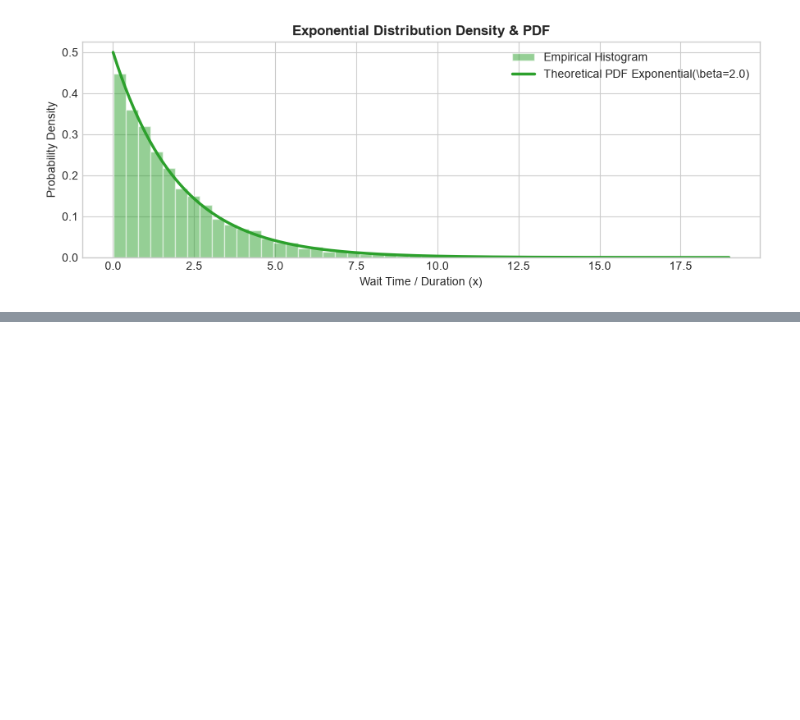
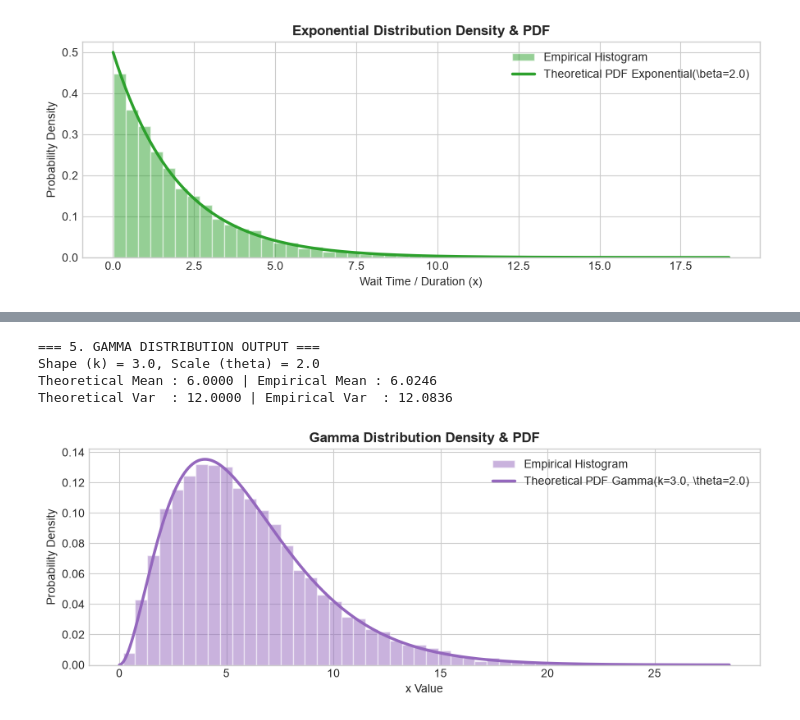
Before and after one commit to Abiads/CDAC-Data-Analytics, a Jupyter notebook: Day6/01_data_population/03_continuous_probability_distributions.ipynb, the cells around one changed output, grey strips where cells are left out. Saved outputs shown, nothing was run; the diff lists cells and outputs as text; code cells hidden in the pictures; blank space fills up the shorter version.

```diff
--- a/Day6/01_data_population/03_continuous_probability_distributions.ipynb
+++ b/Day6/01_data_population/03_continuous_probability_distributions.ipynb
@@ -262,0 +367,54 @@ Median Wait Time Between Dings  : 1.3566
+# %%
+# --- 1. DATA GENERATION & PRINT OUTPUT ---
+k_shape, theta_scale = 3.0, 2.0                      # k=3 (sum of 3 exponentials), theta=2
+
+# np.random.gamma Function Parameters Explained:
+# - shape=k_shape    : Shape parameter k (> 0) controlling profile skewness (3.0)
+# - scale=theta_scale: Scale parameter theta (> 0) controlling horizontal stretching (2.0)
+# - size=10000       : Number of continuous samples drawn from Gamma process
+samples_gamma = np.random.gamma(shape=k_shape, scale=theta_scale, size=10000)
+
+theoretical_gamma_mean = k_shape * theta_scale
+theoretical_gamma_var = k_shape * (theta_scale**2)
+
+print("=== 5. GAMMA DISTRIBUTION OUTPUT ===")
+print(f"Shape (k) = {k_shape:.1f}, Scale (theta) = {theta_scale:.1f}")
+print(f"Theoretical Mean : {theoretical_gamma_mean:.4f} | Empirical Mean : {np.mean(samples_gamma):.4f}")
+print(f"Theoretical Var  : {theoretical_gamma_var:.4f} | Empirical Var  : {np.var(samples_gamma):.4f}\n")
+
+# --- 2. GRAPHICAL VISUALIZATION ---
+plt.figure(figsize=(9, 3.5))
+
+# Histogram parameters detailed:
+# - density=True: Scales bin heights to form probability density area of 1.0
+# - bins=50: Discrete interval count across continuous range
+# - alpha=0.5: Translucency level
+# - color='#9467bd': Muted purple
+# - edgecolor='white': Sharp contrast outlines
+plt.hist(samples_gamma, bins=50, density=True, alpha=0.5, color='#9467bd', edgecolor='white', label='Empirical Histogram')
+
+x_gamma = np.linspace(0, np.max(samples_gamma), 300)
+
+# stats.gamma.pdf Parameters Explained:
+# - x (x_gamma)       : Positive evaluation points across continuous domain
+# - a=k_shape         : SciPy uses parameter 'a' for shape parameter k (3.0)
+# - scale=theta_scale : Scale parameter theta matching scale stretching (2.0)
+pdf_gamma = stats.gamma.pdf(x_gamma, a=k_shape, scale=theta_scale)
+
+# Plot formatting parameters detailed:
+# - color='#9467bd': Muted purple line curve
+# - linewidth=2.5: Line width
+plt.plot(x_gamma, pdf_gamma, color='#9467bd', linewidth=2.5, label=rf'Theoretical PDF Gamma(k={k_shape}, \theta={theta_scale})')
+
+plt.title('Gamma Distribution Density & PDF', fontsize=12, fontweight='bold')
+plt.xlabel('x Value')
+plt.ylabel('Probability Density')
+plt.legend(loc='upper right')
+plt.tight_layout()
+plt.show()
+# %% [output]
+=== 5. GAMMA DISTRIBUTION OUTPUT ===
+Shape (k) = 3.0, Scale (theta) = 2.0
+Theoretical Mean : 6.0000 | Empirical Mean : 6.0246
+Theoretical Var  : 12.0000 | Empirical Var  : 12.0836
+[figure, added]
```
Also changed, not shown: parts of 5 cells of this notebook.
